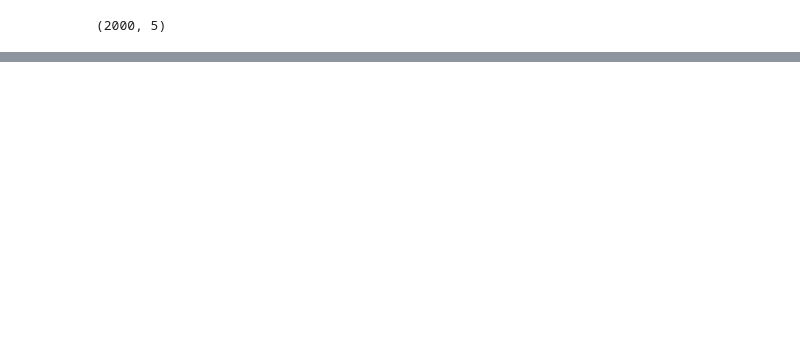
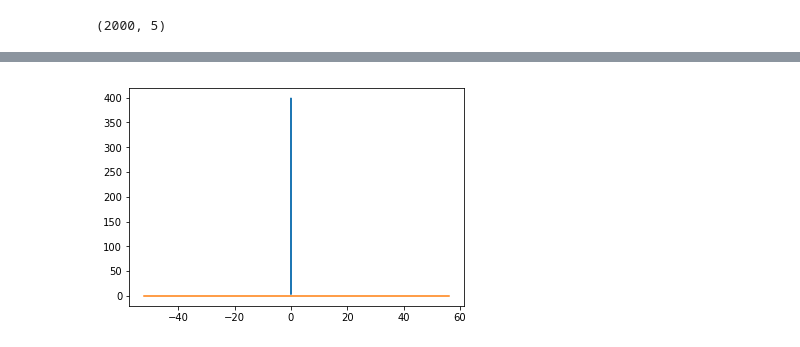
Before and after one commit to chengsoonong/eheye, a Jupyter notebook: QuantEst/sgd_est_experiment/Presentation plot.ipynb, the cells around one changed output, grey strips where cells are left out. Cells and saved outputs as stored; diff of their text form; code cells hidden in the pictures; blank space fills up the shorter version.

```diff
--- a/QuantEst/sgd_est_experiment/Presentation plot.ipynb
+++ b/QuantEst/sgd_est_experiment/Presentation plot.ipynb
@@ -140,0 +142,25 @@ fig.savefig('foo1.png')
+# %%
+import scipy.stats as stats
+import math
+
+
+# plt.figure(figsize=(20,10))
+fig, ax = plt.subplots()
+mu = 2
+variance = 18*18
+sigma = math.sqrt(variance)
+x = np.linspace(mu - 3*sigma, mu + 3*sigma, 100)
+# plt.legend(x, "gau_1")
+# plt.show()
+
+mu = 0
+variance = (0.001)*(0.001)
+sigma = math.sqrt(variance)
+y = np.linspace(mu - 3*sigma, mu + 3*sigma, 100)
+plt.plot(y, stats.norm.pdf(y, mu, sigma))
+plt.plot(x, stats.norm.pdf(x, mu, sigma))
+
+plt.show()
+fig.savefig("two_gaussians")
+# %% [output]
+[figure, added]
```
Also changed, not shown: parts of 3 cells of this notebook, 9 other files.
